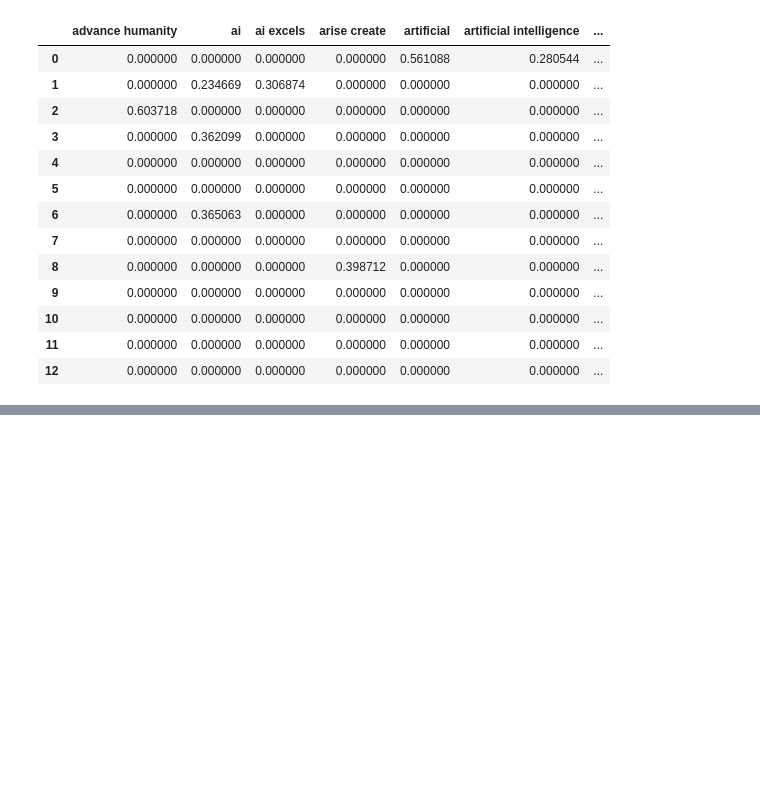
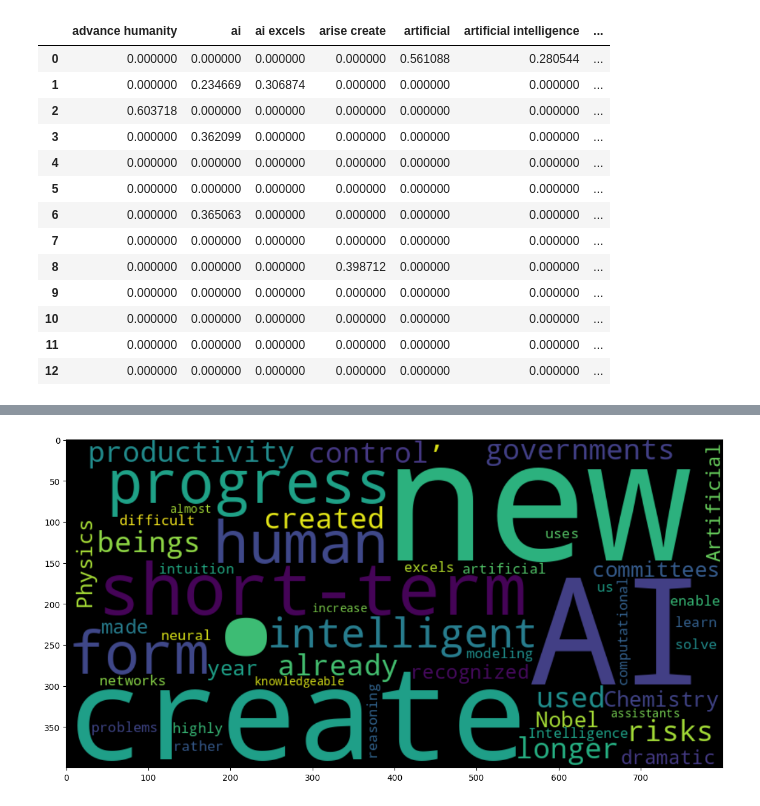
Before and after one commit to AtharvTungatkar/MBA-DAT-617-Data-Science-for-Business, a Jupyter notebook: In Class/nlp_2.ipynb, the cells around one changed output, grey strips where cells are left out. Drawn from its saved outputs; the diff is of its cells as text; code cells hidden in the pictures; blank space fills up the shorter version.

```diff
--- a/In Class/nlp_2.ipynb
+++ b/In Class/nlp_2.ipynb
@@ -274,0 +475,13 @@ tfidf_df.iloc[:,:10]
+# %%
+wordcloud = WordCloud(
+    width=800,
+    height=400,
+    background_color='black',
+    max_words=50,
+    colormap='viridis').generate_from_frequencies(Counter(all_words))
+plt.figure(figsize=(12, 6))
+plt.imshow(wordcloud, interpolation='bilinear')
+plt.tight_layout()
+plt.show()
+# %% [output]
+[figure, added]
```
Also changed, not shown: parts of 15 cells of this notebook, 11 other files.
